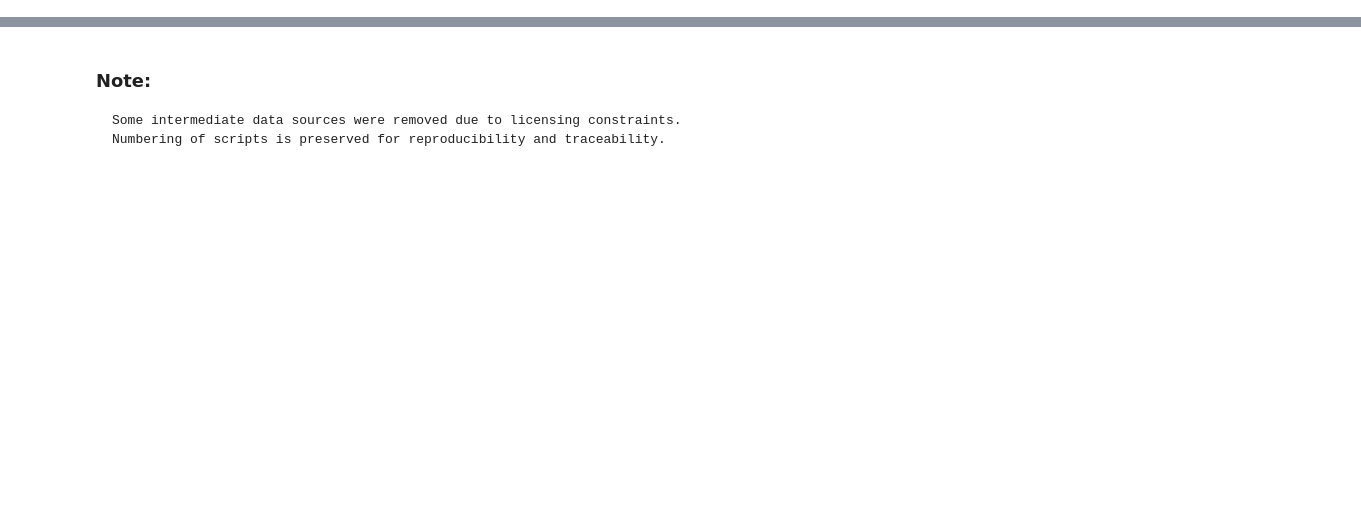
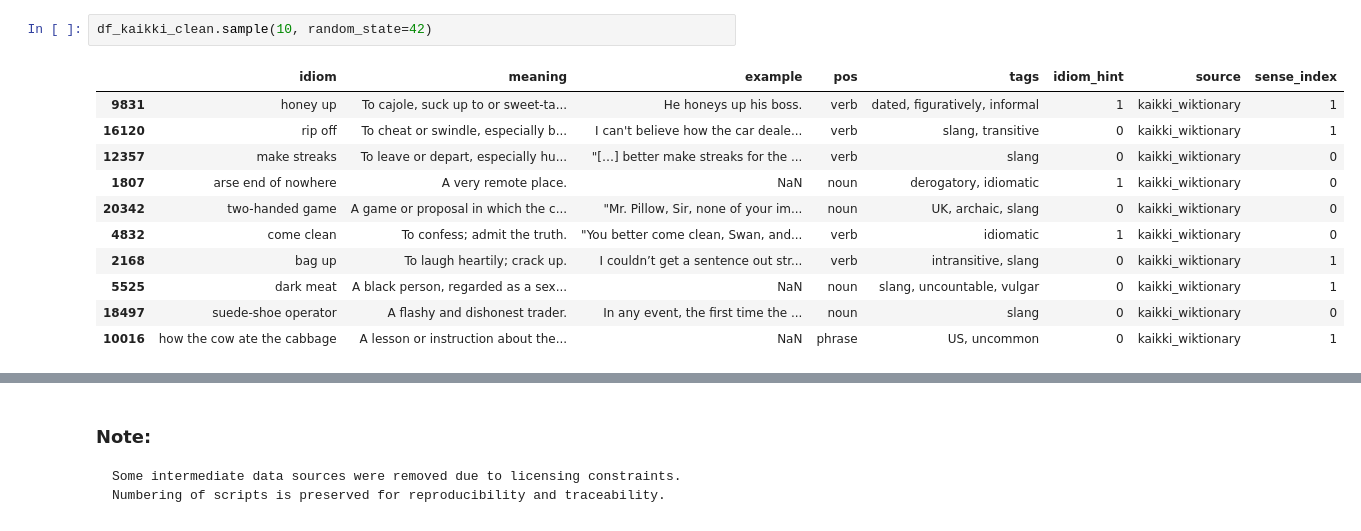
Before and after one commit to aymanshar/idiomx-dataset, a Jupyter notebook: notebooks/01_data_collection.ipynb, the cells around one changed output, grey strips where cells are left out. Saved outputs shown, nothing was run; the diff lists cells and outputs as text; blank space fills up the shorter version.

```diff
--- a/notebooks/01_data_collection.ipynb
+++ b/notebooks/01_data_collection.ipynb
@@ -301 +375,15 @@ Rows: 21816
+# %%
+df_kaikki_clean.sample(10, random_state=42)
+# %% [output]
+|  | idiom | meaning | example | pos | tags | idiom_hint | source | sense_index |
+| 9831 | honey up | To cajole, suck up to or sweet-ta... | He honeys up his boss. | verb | dated, figuratively, informal | 1 | kaikki_wiktionary | 1 |
+| 16120 | rip off | To cheat or swindle, especially b... | I can't believe how the car deale... | verb | slang, transitive | 0 | kaikki_wiktionary | 1 |
+| 12357 | make streaks | To leave or depart, especially hu... | "[…] better make streaks for the ... | verb | slang | 0 | kaikki_wiktionary | 0 |
+| 1807 | arse end of nowhere | A very remote place. | NaN | noun | derogatory, idiomatic | 1 | kaikki_wiktionary | 0 |
+| 20342 | two-handed game | A game or proposal in which the c... | "Mr. Pillow, Sir, none of your im... | noun | UK, archaic, slang | 0 | kaikki_wiktionary | 0 |
+| 4832 | come clean | To confess; admit the truth. | "You better come clean, Swan, and... | verb | idiomatic | 1 | kaikki_wiktionary | 0 |
+| 2168 | bag up | To laugh heartily; crack up. | I couldn’t get a sentence out str... | verb | intransitive, slang | 0 | kaikki_wiktionary | 1 |
+| 5525 | dark meat | A black person, regarded as a sex... | NaN | noun | slang, uncountable, vulgar | 0 | kaikki_wiktionary | 1 |
+| 18497 | suede-shoe operator | A flashy and dishonest trader. | In any event, the first time the ... | noun | slang | 0 | kaikki_wiktionary | 0 |
+| 10016 | how the cow ate the cabbage | A lesson or instruction about the... | NaN | phrase | US, uncommon | 0 | kaikki_wiktionary | 1 |
 # %% [markdown]
```
Also changed, not shown: parts of 55 cells of this notebook, 25 other files.
